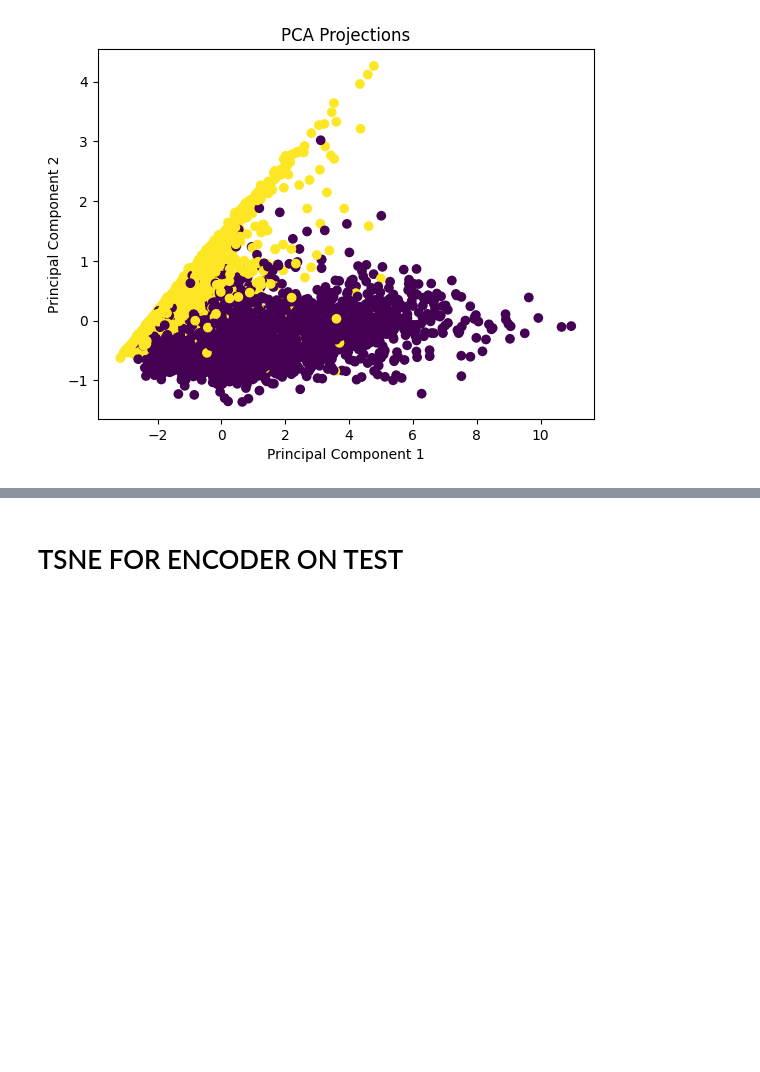
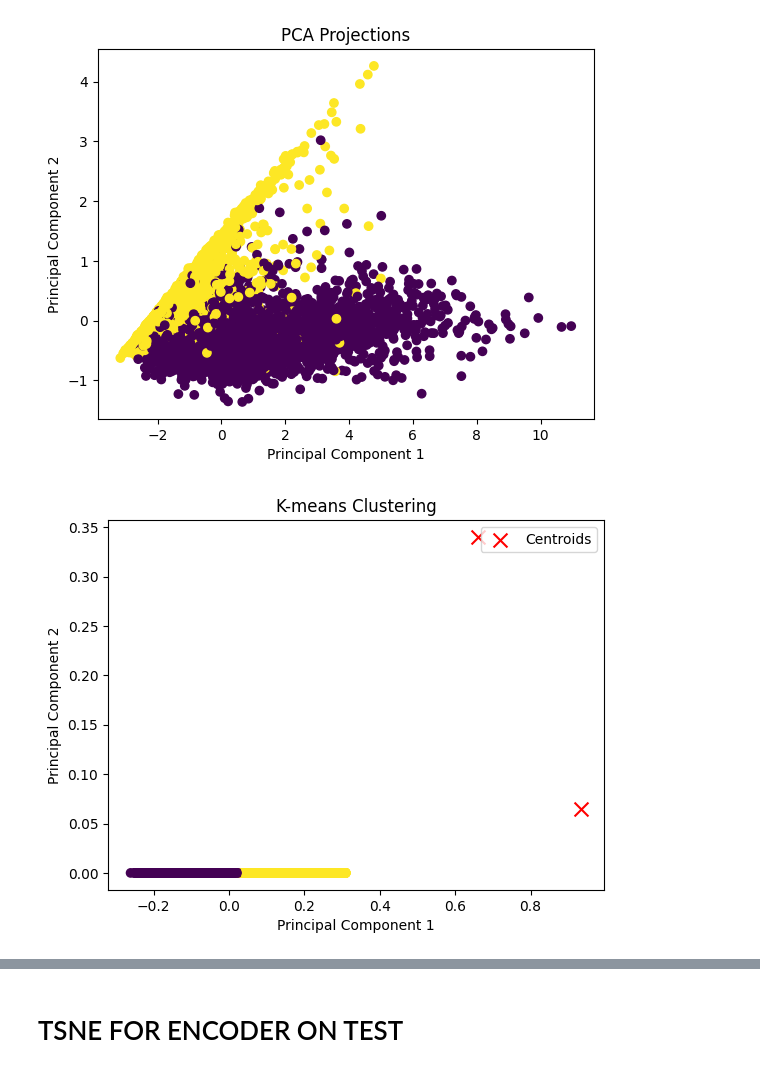
Before and after one commit to midnightripper/losses, a Jupyter notebook: KNN-Visualisation.ipynb, the cells around one changed output, grey strips where cells are left out. Cells and saved outputs as stored; diff of their text form; code cells hidden in the pictures; blank space fills up the shorter version.

```diff
--- a/KNN-Visualisation.ipynb
+++ b/KNN-Visualisation.ipynb
@@ -257,3 +304,26 @@ plt.title('PCA Projections')
 plt.show()
 # %% [output]
 [figure]
+# %%
+k = 2  # Number of clusters you want to create
+kmeans = KMeans(n_clusters=k)
+kmeans.fit(trainoutputs)
+labels = kmeans.labels_
+from sklearn.decomposition import PCA
+
+# Reduce data to 2 dimensions using PCA
+pca = PCA(n_components=2,random_state=42)
+reduced_data = pca.fit_transform(trainoutputs)
+
+# Plot the clusters
+centroids = kmeans.cluster_centers_
+# Plot the clusters
+plt.scatter(reduced_data[:, 0], reduced_data[:, 1], c=labels)
+plt.scatter(centroids[:, 0], centroids[:, 1], marker='x', color='red', s=100, label='Centroids')
+plt.title('K-means Clustering')
+plt.xlabel('Principal Component 1')
+plt.ylabel('Principal Component 2')
+plt.legend()
+plt.show()
+# %% [output]
+[figure, added]
```
Also changed, not shown: parts of 7 cells of this notebook.
